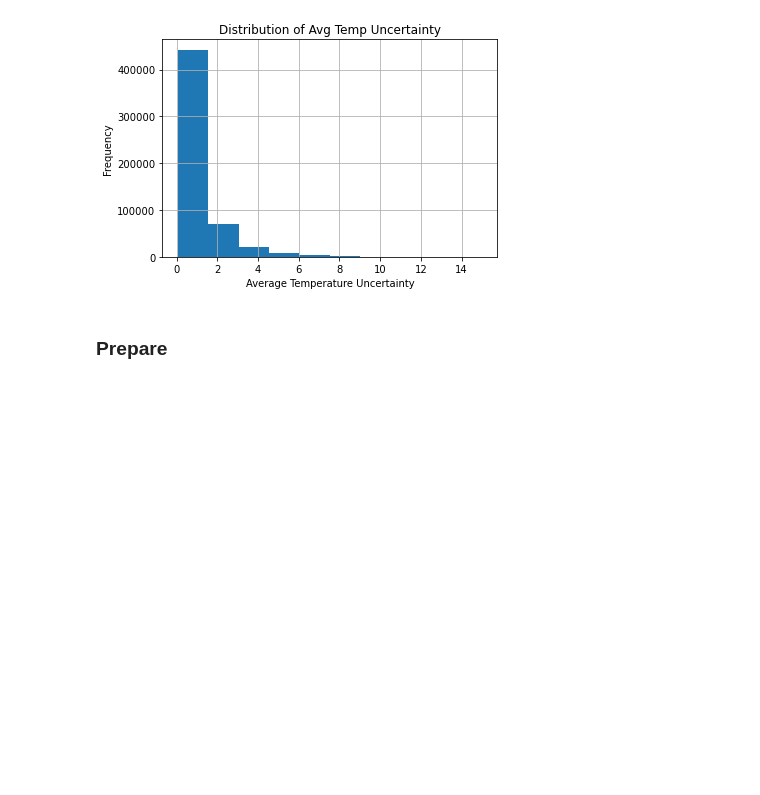
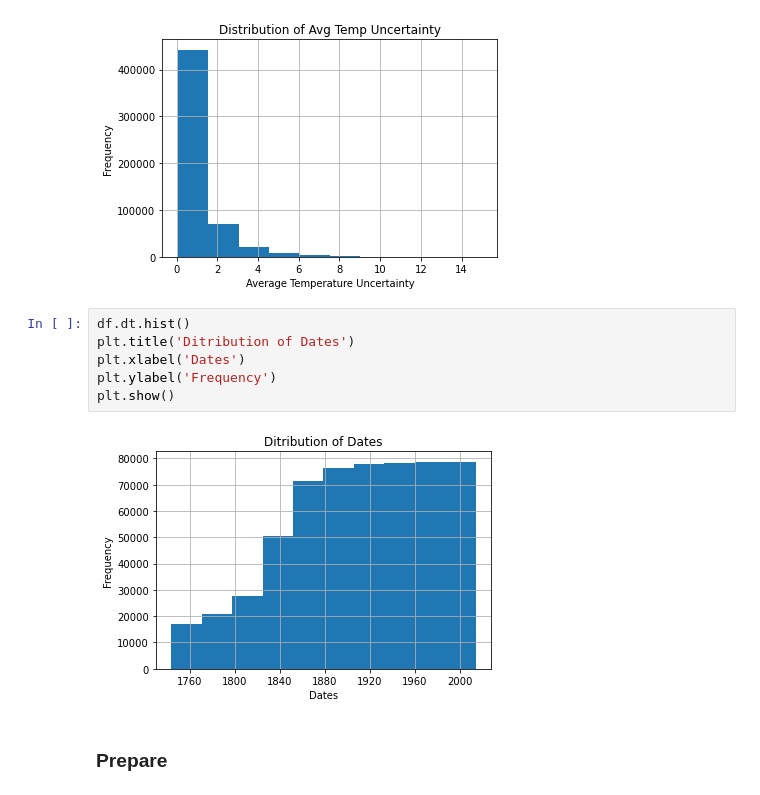
Before and after one commit to ForrestMccrosky/time-series-exercises, a Jupyter notebook: time_series_project.ipynb, the cells around one changed output. Saved outputs shown, nothing was run; the diff lists cells and outputs as text; blank space fills up the shorter version.

```diff
--- a/time_series_project.ipynb
+++ b/time_series_project.ipynb
@@ -111,6 +111,14 @@ plt.ylabel('Frequency')
 plt.show()
 # %% [output]
 [figure]
+# %%
+df.dt.hist()
+plt.title('Ditribution of Dates')
+plt.xlabel('Dates')
+plt.ylabel('Frequency')
+plt.show()
+# %% [output]
+[figure, added]
 # %% [markdown]
 ### Prepare
 # %%
```
Also changed, not shown: parts of 34 cells of this notebook.
